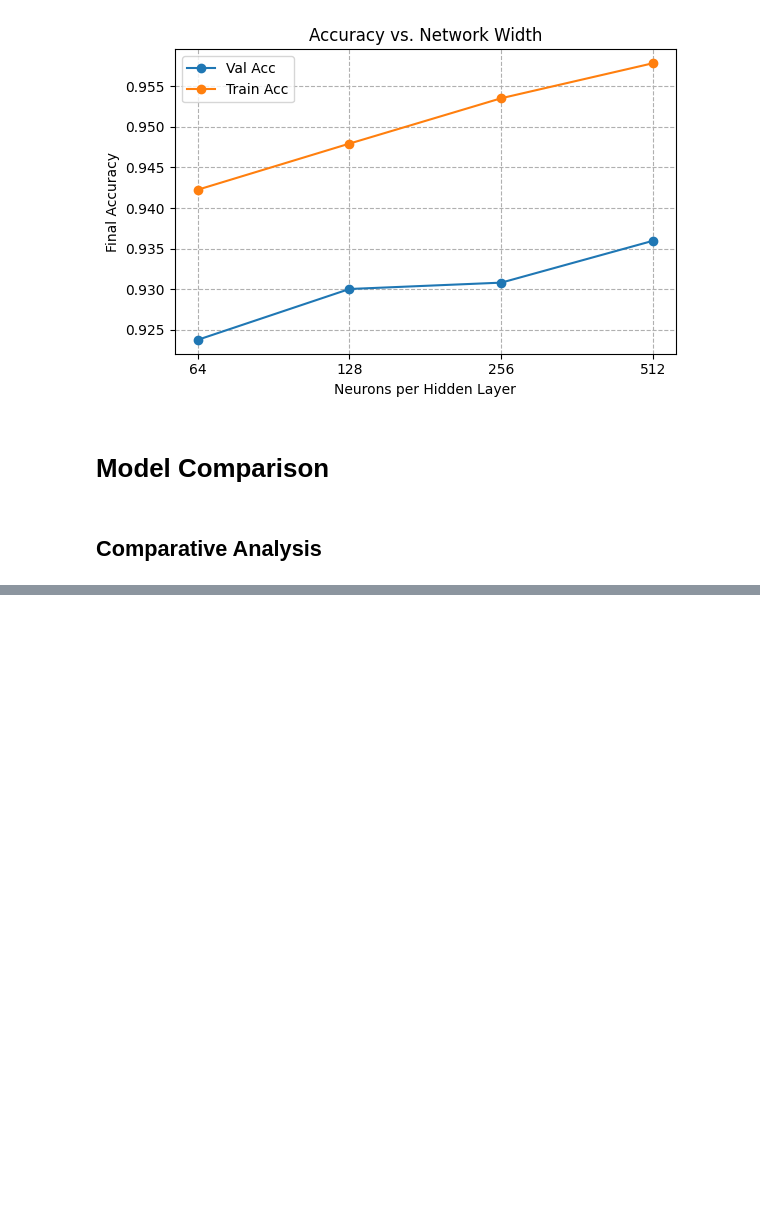
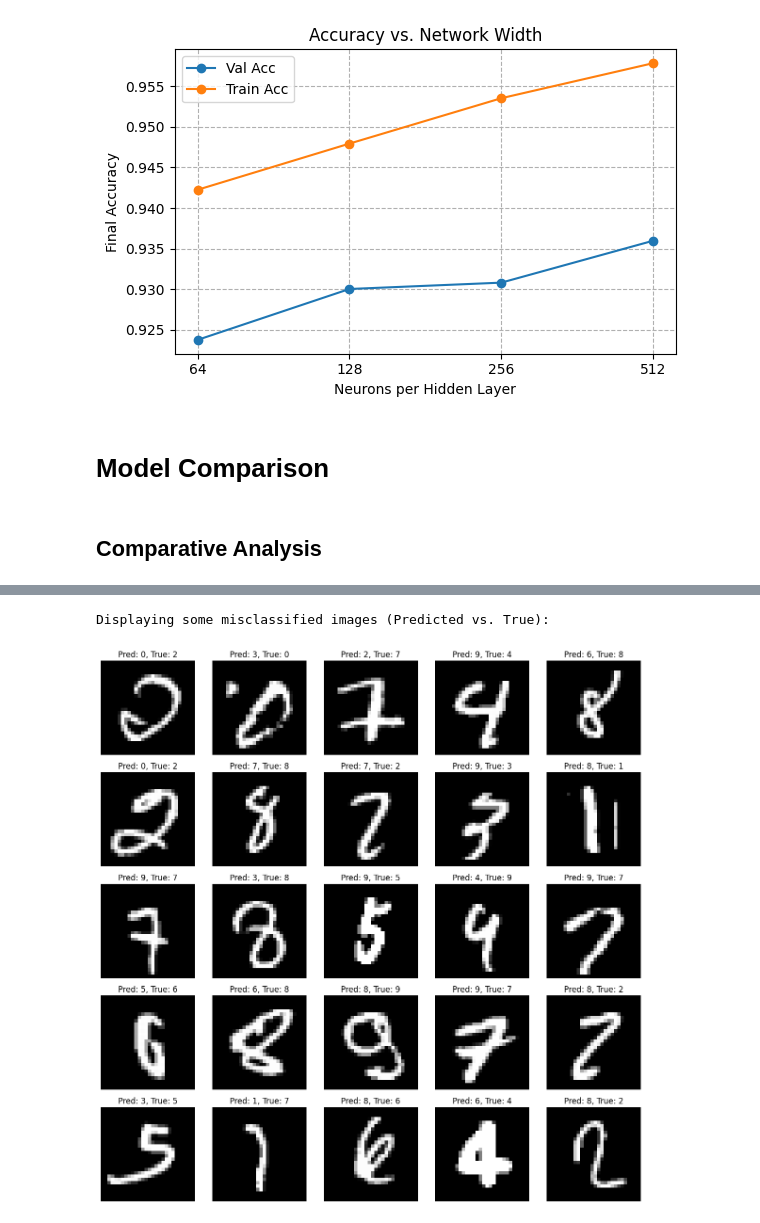
Before and after one commit to moHani11/ML-Assignment-2, a Jupyter notebook: problem3Notebook.ipynb, the cells around one changed output, grey strips where cells are left out. Drawn from its saved outputs; the diff is of its cells as text; code cells hidden in the pictures; blank space fills up the shorter version.

```diff
--- a/problem3Notebook.ipynb
+++ b/problem3Notebook.ipynb
@@ -509,0 +674,26 @@ display(summary_df)
+# %%
+# Analyze Misclassified Examples
+
+
+# Find indices of misclassified images
+misclassified_indices = np.where(all_preds_np != all_labels_np)[0]
+
+# Plot a selection of misclassified images
+print(f"\nDisplaying some misclassified images (Predicted vs. True):")
+plt.figure(figsize=(12, 12))
+# Select up to 25 random misclassified images to display
+selection = np.random.choice(misclassified_indices, size=min(25, len(misclassified_indices)), replace=False)
+
+for i, idx in enumerate(selection):
+    plt.subplot(5, 5, i + 1)
+    # Reshape from flattened 784 to 28x28
+    image = x_test[idx].cpu().numpy().reshape(28, 28)
+    plt.imshow(image, cmap='gray')
+    plt.title(f"Pred: {all_preds_np[idx]}, True: {all_labels_np[idx]}")
+    plt.axis('off')
+
+plt.tight_layout()
+plt.show()
+# %% [output]
+Displaying some misclassified images (Predicted vs. True):
+[figure, added]
```
Also changed, not shown: parts of 19 cells of this notebook.
